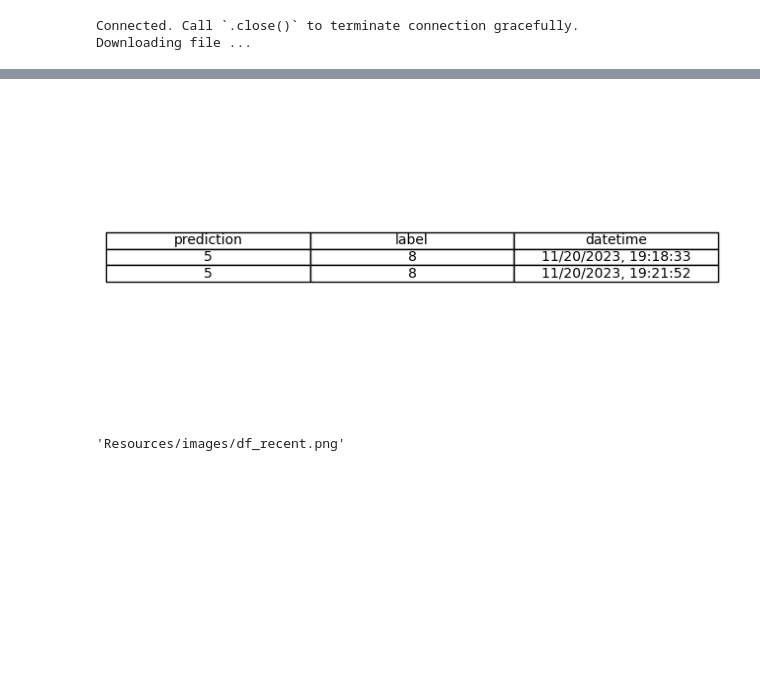
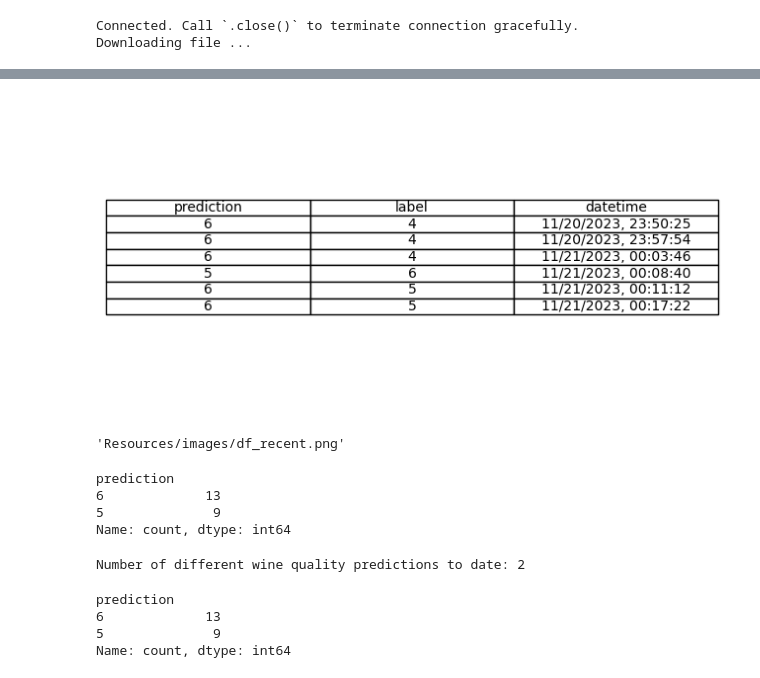
Before and after one commit to owwe/wine_quality, a Jupyter notebook: wine-batch-inference-pipeline.ipynb, the cells around one changed output, grey strips where cells are left out. Drawn from its saved outputs; the diff is of its cells as text; code cells hidden in the pictures; blank space fills up the shorter version.

```diff
--- a/wine-batch-inference-pipeline.ipynb
+++ b/wine-batch-inference-pipeline.ipynb
@@ -130,20 +131,46 @@ Finished: Reading data from Hopsworks, using ArrowFlight (0.89s)
 # %%
 #import dataframe_image as dfi
 import matplotlib.pyplot as plt
-df_recent = history_df.tail(4)
+df_recent = history_df.tail(6)
 fig, ax = plt.subplots(figsize=(8, 4))
 ax.axis('tight')
 ax.axis('off')
 ax.table(cellText=df_recent.values, colLabels=df_recent.columns, cellLoc = 'center', loc='center')
 
 # Save the plot as an image
 plt.savefig('./df_recent.png')
 
 # Optionally, you can also display the plot
 plt.show()
 #dfi.export(df_recent, './df_recent.png', table_conversion = 'matplotlib')
-dataset_api.upload("./df_recent.png", "Resources/images", overwrite=True)
 # %% [output]
-[figure, old version]
+[figure, new version]
-'Resources/images/df_recent.png'
+# %%
+dataset_api.upload("./df_recent.png", "Resources/images", overwrite=True)
+# %% [output]
+'Resources/images/df_recent.png'
+# %%
+predictions = history_df[['prediction']]
+labels = history_df[['label']]
+predictions.value_counts()
+# %% [output]
+prediction
+6             13
+5              9
+Name: count, dtype: int64
+# %%
+predictions = history_df[['prediction']]
+labels = history_df[['label']]
+
+# Only create the confusion matrix when our wine_quality_predictions feature group has examples of all 7 qualities
+print("Number of different wine quality predictions to date: " + str(predictions.value_counts().count()))
+# %% [output]
+Number of different wine quality predictions to date: 2
+# %%
+predictions.value_counts()
+# %% [output]
+prediction
+6             13
+5              9
+Name: count, dtype: int64
 # %%
```
Also changed, not shown: parts of 8 cells of this notebook.
